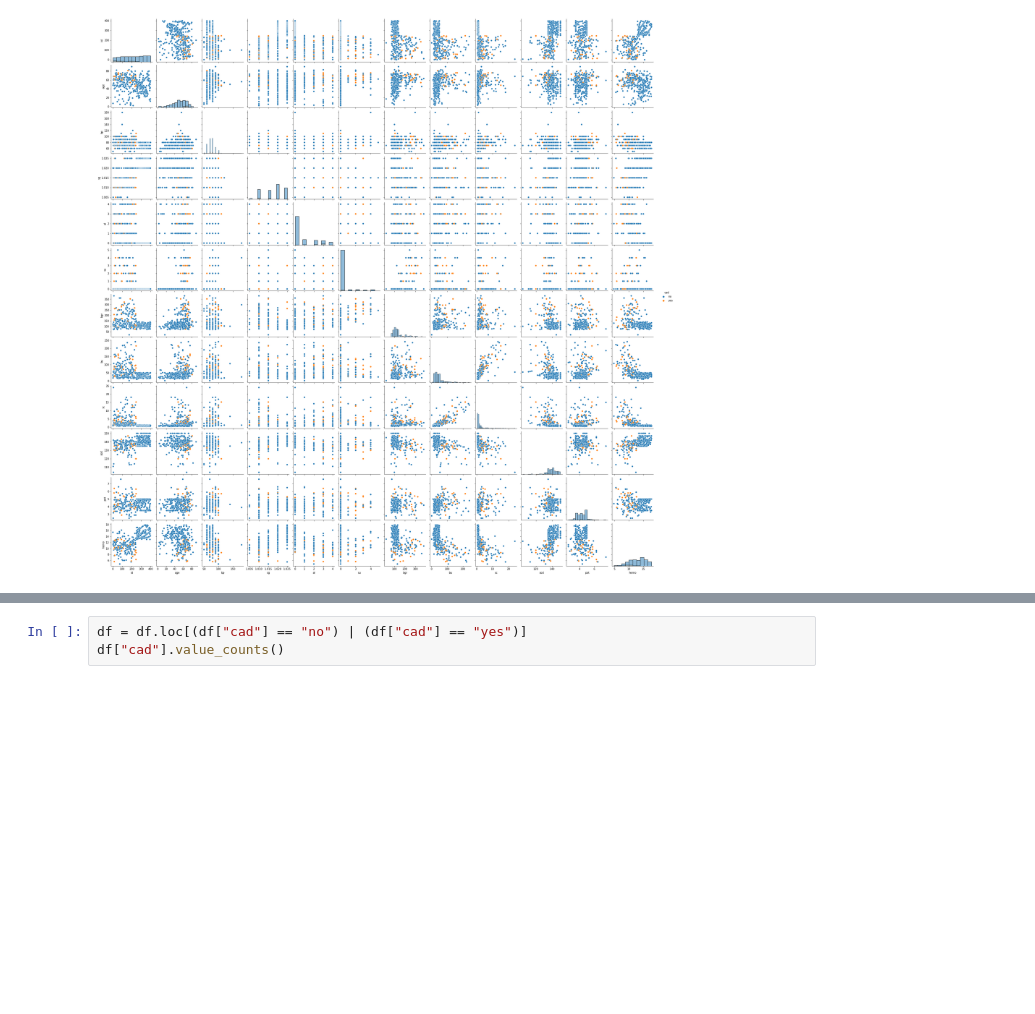
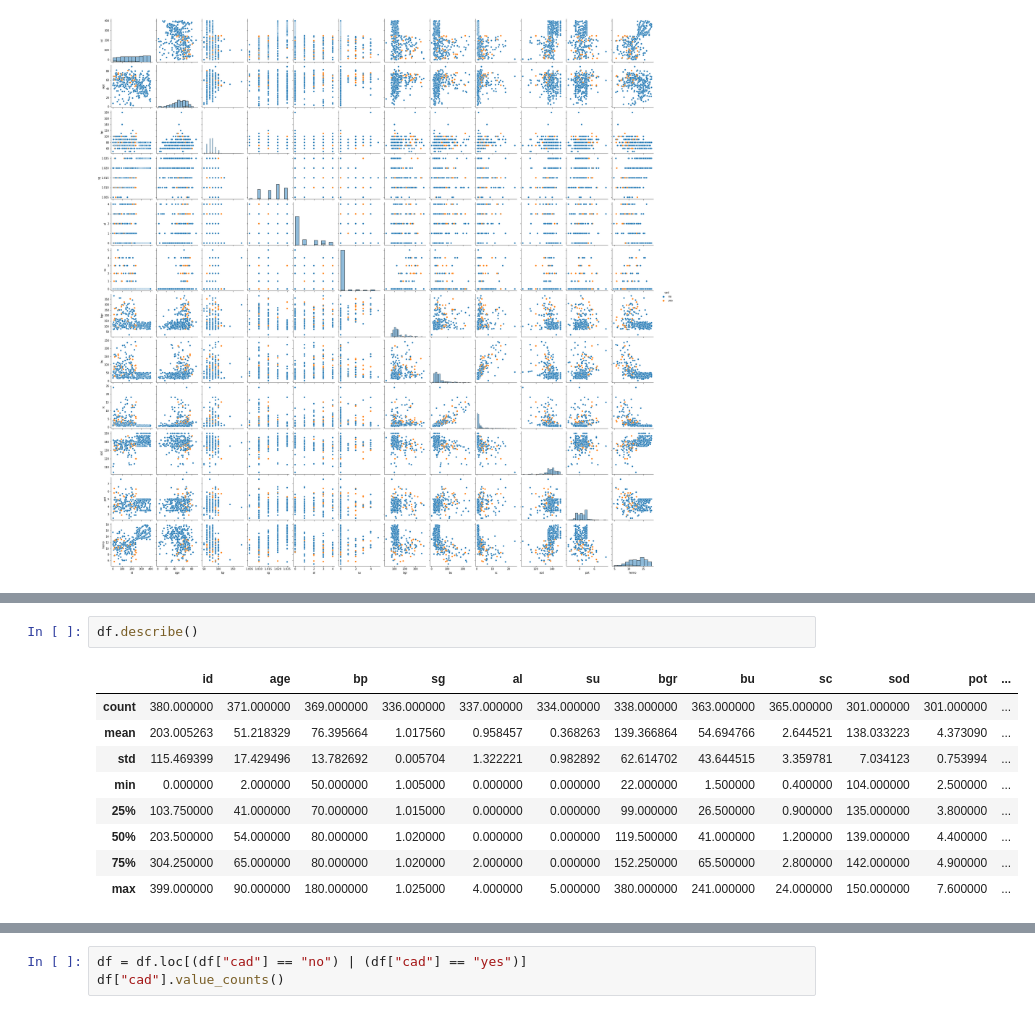
Before and after one commit to trevorguleserian/FinalProject, a Jupyter notebook: KidneyFailure_HeartDisease_Reduced.ipynb, the cells around one changed output, grey strips where cells are left out. Cells and saved outputs as stored; diff of their text form; blank space fills up the shorter version.

```diff
--- a/KidneyFailure_HeartDisease_Reduced.ipynb
+++ b/KidneyFailure_HeartDisease_Reduced.ipynb
@@ -52,3 +53,15 @@ sns.pairplot(df)
+# %%
+df.describe()
+# %% [output]
+|  | id | age | bp | sg | al | su | bgr | bu | sc | sod | pot | ... |
+| count | 380.000000 | 371.000000 | 369.000000 | 336.000000 | 337.000000 | 334.000000 | 338.000000 | 363.000000 | 365.000000 | 301.000000 | 301.000000 | ... |
+| mean | 203.005263 | 51.218329 | 76.395664 | 1.017560 | 0.958457 | 0.368263 | 139.366864 | 54.694766 | 2.644521 | 138.033223 | 4.373090 | ... |
+| std | 115.469399 | 17.429496 | 13.782692 | 0.005704 | 1.322221 | 0.982892 | 62.614702 | 43.644515 | 3.359781 | 7.034123 | 0.753994 | ... |
+| min | 0.000000 | 2.000000 | 50.000000 | 1.005000 | 0.000000 | 0.000000 | 22.000000 | 1.500000 | 0.400000 | 104.000000 | 2.500000 | ... |
+| 25% | 103.750000 | 41.000000 | 70.000000 | 1.015000 | 0.000000 | 0.000000 | 99.000000 | 26.500000 | 0.900000 | 135.000000 | 3.800000 | ... |
+| 50% | 203.500000 | 54.000000 | 80.000000 | 1.020000 | 0.000000 | 0.000000 | 119.500000 | 41.000000 | 1.200000 | 139.000000 | 4.400000 | ... |
+| 75% | 304.250000 | 65.000000 | 80.000000 | 1.020000 | 2.000000 | 0.000000 | 152.250000 | 65.500000 | 2.800000 | 142.000000 | 4.900000 | ... |
+| max | 399.000000 | 90.000000 | 180.000000 | 1.025000 | 4.000000 | 5.000000 | 380.000000 | 241.000000 | 24.000000 | 150.000000 | 7.600000 | ... |
 # %%
 sns.pairplot(
     df,
```
Also changed, not shown: parts of 8 cells of this notebook, 2 other files.
